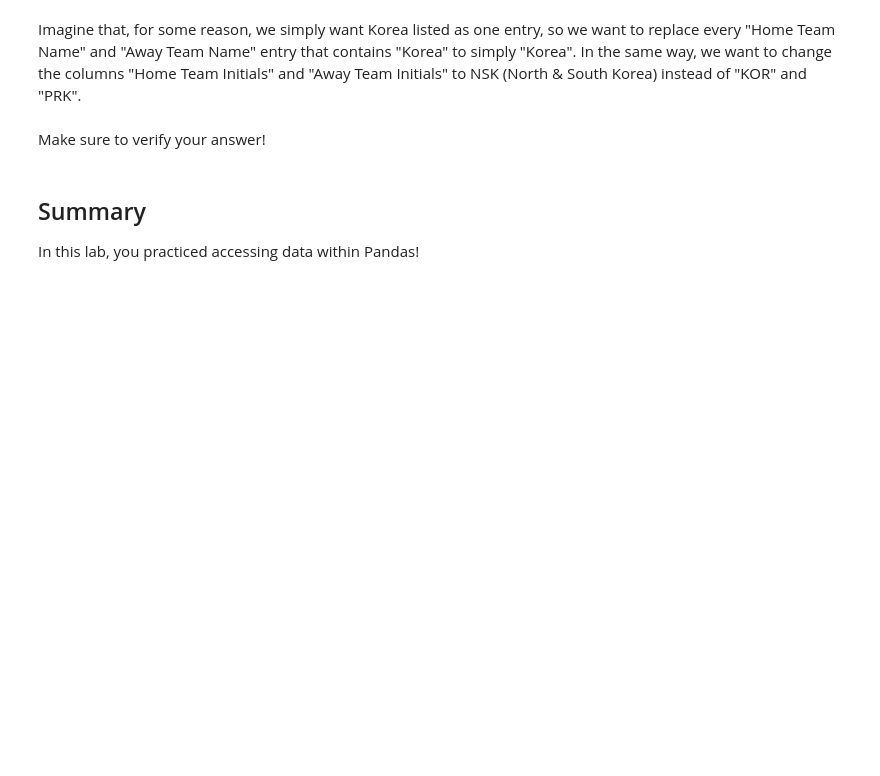
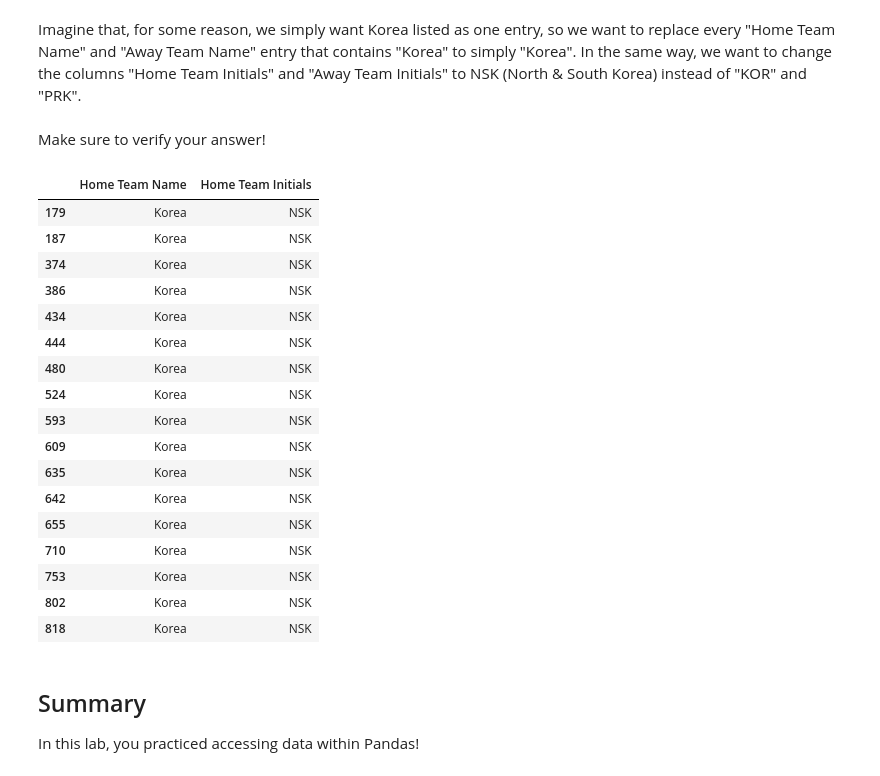
Before and after one commit to mduncan23/dsc-accessing-data-with-pandas-lab, a Jupyter notebook: index.ipynb, the cells around one changed output. Cells and saved outputs as stored; diff of their text form; code cells hidden in the pictures; blank space fills up the shorter version.

```diff
--- a/index.ipynb
+++ b/index.ipynb
@@ -121,2 +272,6 @@ Imagine that, for some reason, we simply want Korea listed as one entry, so we w
+# %%
+# Update the 'Home Team Name' and 'Home Team Initials' columns
+df.loc[df['Home Team Name'].str.contains('Korea'), 'Home Team Name'] = 'Korea'
+df.loc[df['Home Team Initials'].str.contains('KOR|PRK'), 'Home Team Initials'] = 'NSK'
 # %% [markdown]
 Make sure to verify your answer!
@@ -125,3 +278,27 @@ Make sure to verify your answer!
+# %%
+# Check the updated columns
+df.loc[(df['Home Team Name'].str.contains('Korea'))
+       | (df['Home Team Initials'].str.contains('NSK')),
+       ('Home Team Name', 'Home Team Initials')]
+# %% [output]
+|  | Home Team Name | Home Team Initials |
+| 179 | Korea | NSK |
+| 187 | Korea | NSK |
+| 374 | Korea | NSK |
+| 386 | Korea | NSK |
+| 434 | Korea | NSK |
+| 444 | Korea | NSK |
+| 480 | Korea | NSK |
+| 524 | Korea | NSK |
+| 593 | Korea | NSK |
+| 609 | Korea | NSK |
+| 635 | Korea | NSK |
+| 642 | Korea | NSK |
+| 655 | Korea | NSK |
+| 710 | Korea | NSK |
+| 753 | Korea | NSK |
+| 802 | Korea | NSK |
+| 818 | Korea | NSK |
 # %% [markdown]
 ## Summary
 
```
Also changed, not shown: parts of 27 cells of this notebook.
